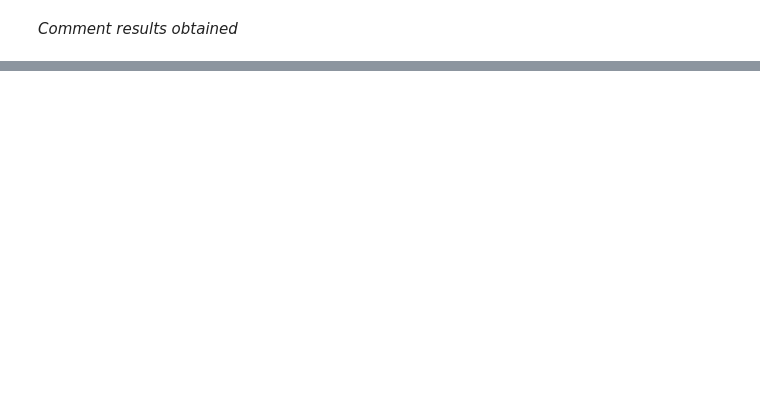
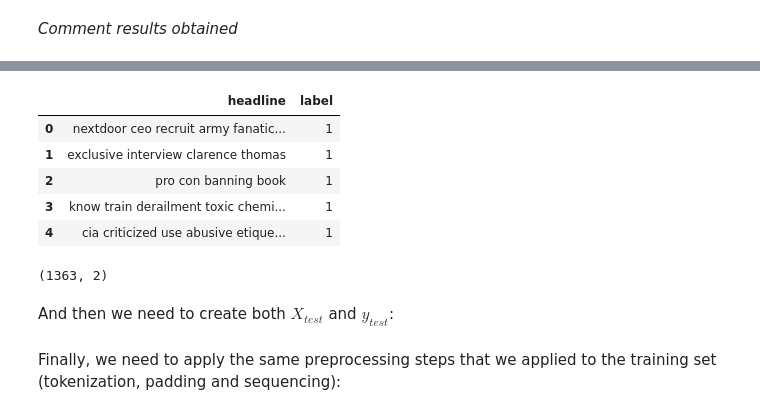
Before and after one commit to Josemvg/humor-hound, a Jupyter notebook: 2-LSTM.ipynb, the cells around one changed output, grey strips where cells are left out. Saved outputs shown, nothing was run; the diff lists cells and outputs as text; code cells hidden in the pictures; blank space fills up the shorter version.

```diff
--- a/2-LSTM.ipynb
+++ b/2-LSTM.ipynb
@@ -212,0 +222,17 @@ plot_metric_curves(epochs, acc, val_acc, "darkred", "salmon", "Accuracy")
+# %%
+test_set = os.path.join("data", "Sarcasm_Headlines_Dataset_OOS_Prep.csv")
+df_test = pd.read_csv(test_set, sep=";")
+df_test.head()
+# %% [output]
+|  | headline | label |
+| 0 | nextdoor ceo recruit army fanatic... | 1 |
+| 1 | exclusive interview clarence thomas | 1 |
+| 2 | pro con banning book | 1 |
+| 3 | know train derailment toxic chemi... | 1 |
+| 4 | cia criticized use abusive etique... | 1 |
+# %%
+df_test.shape
+# %% [output]
+(1363, 2)
+# %% [markdown]
+And then we need to create both $X_{test}$ and $y_{test}$:
@@ -212,0 +243,2 @@ plot_metric_curves(epochs, acc, val_acc, "darkred", "salmon", "Accuracy")
+# %% [markdown]
+Finally, we need to apply the same preprocessing steps that we applied to the training set (tokenization, padding and sequencing):
```
Also changed, not shown: parts of 20 cells of this notebook.
